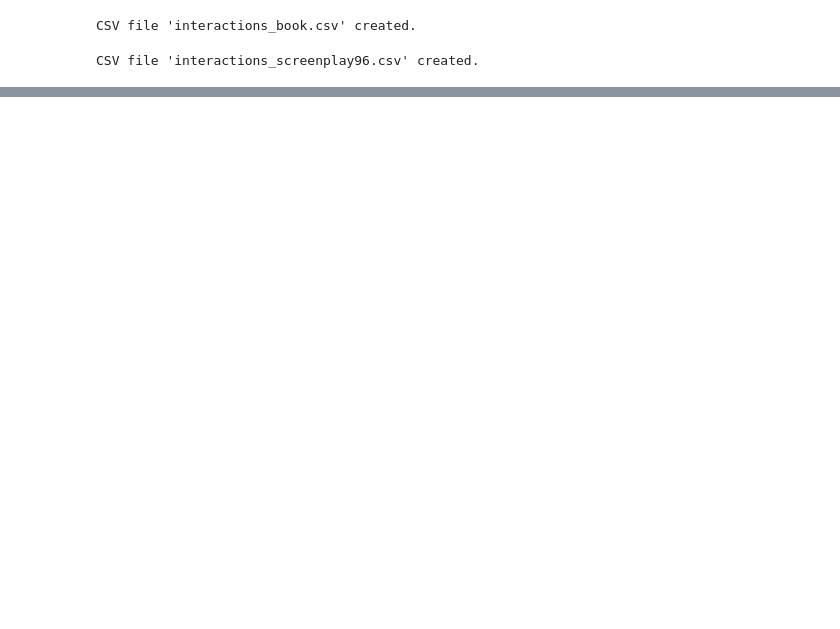
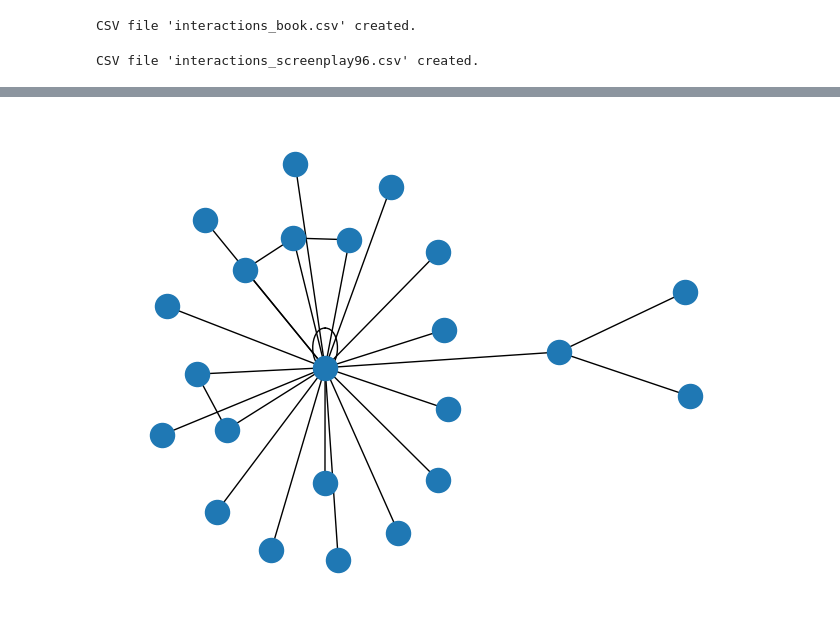
Before and after one commit to giorgiacrosilla/metascript, a Jupyter notebook: utils/network_analysis/network_analysis.ipynb, the cells around one changed output, grey strips where cells are left out. Drawn from its saved outputs; the diff is of its cells as text; code cells hidden in the pictures; blank space fills up the shorter version.

```diff
--- a/utils/network_analysis/network_analysis.ipynb
+++ b/utils/network_analysis/network_analysis.ipynb
@@ -101,0 +110,6 @@ CSV file 'interactions_screenplay96.csv' created.
+# %%
+
+
+ds_df = pd.read_csv('interactions_book.csv')
+
+print(ds_df)
@@ -101,0 +134,6 @@ CSV file 'interactions_screenplay96.csv' created.
+# %%
+G = networkx.from_pandas_edgelist(ds_df, 'Character', 'Listener', 'Interaction Count')
+networkx.write_graphml(G, 'DS-network.graphml')
+networkx.draw(G)
+# %% [output]
+[figure, added]
```
Also changed, not shown: parts of 30 cells of this notebook, 15 other files.
